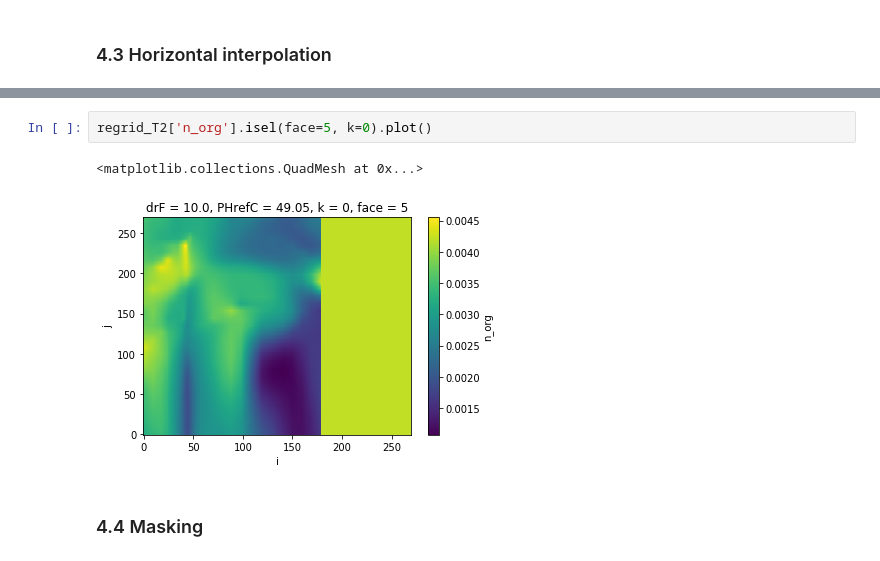
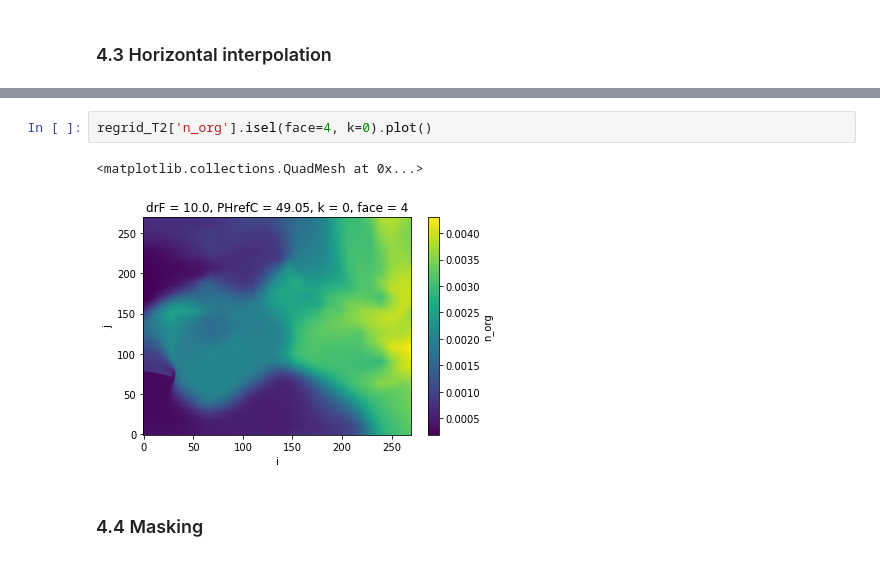
Before and after one commit to raphaeldussin/MITgcm-recipes, a Jupyter notebook: examples/Initial+boundary_conditions_BLING_ASTE.ipynb, the cells around one changed output, grey strips where cells are left out. Saved outputs shown, nothing was run; the diff lists cells and outputs as text.

Commit message:
more comments/plots

```diff
--- a/examples/Initial+boundary_conditions_BLING_ASTE.ipynb
+++ b/examples/Initial+boundary_conditions_BLING_ASTE.ipynb
@@ -471,10 +473,10 @@ running nn regridding for face 2
 running nn regridding for face 2
 running nn regridding for face 2
 # %%
-regrid_T2['n_org'].isel(face=5, k=0).plot()
+regrid_T2['n_org'].isel(face=4, k=0).plot()
 # %% [output]
 <matplotlib.collections.QuadMesh at 0x...>
-[figure, old version]
+[figure, new version]
 # %% [markdown]
 ### 4.4 Masking
 # %%
```
Also changed, not shown: parts of 4 cells of this notebook.
